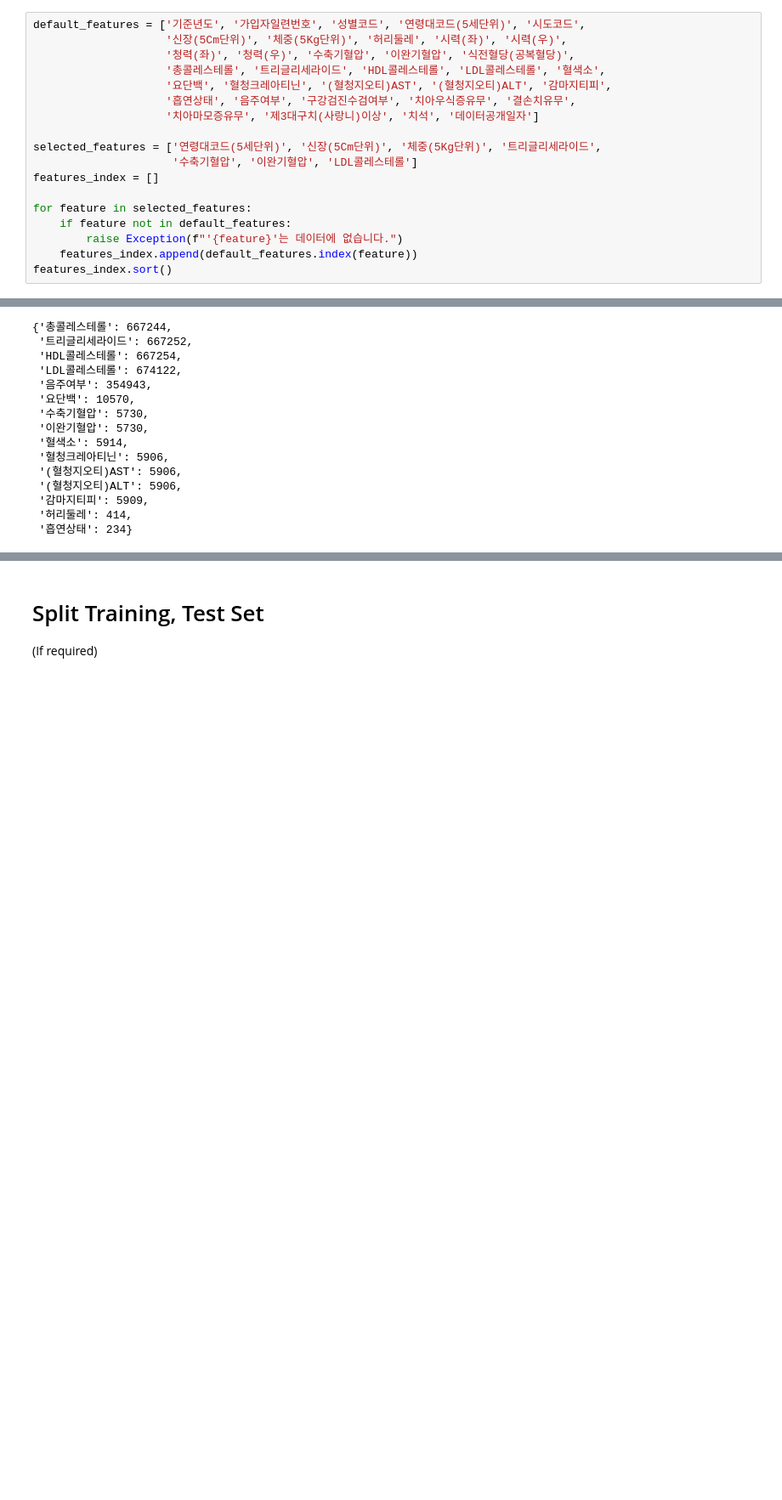
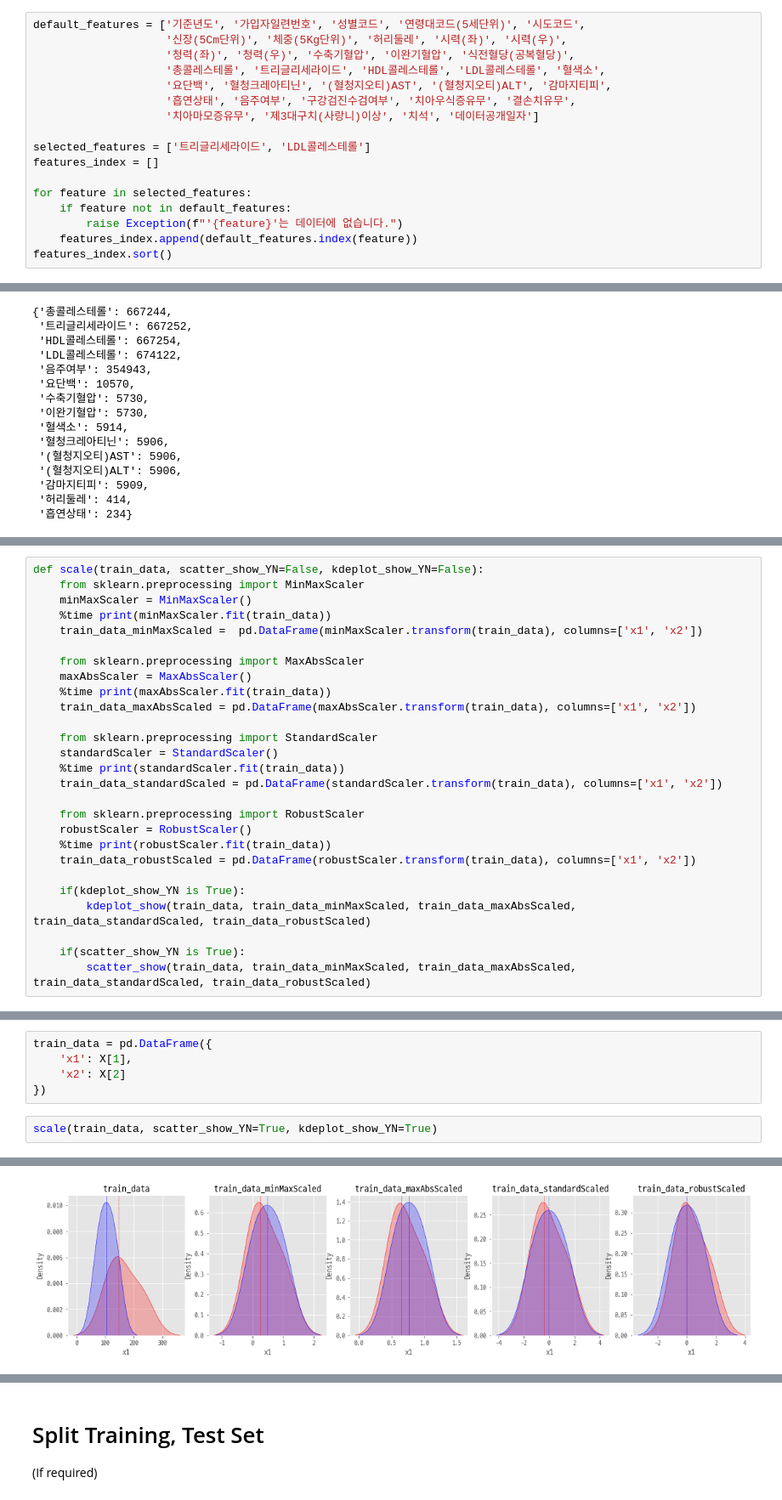
Before and after one commit to Yoonkeee/2021SS_DatabaseApplication, a Jupyter notebook: Logistic Regression.ipynb, the cells around one changed output, grey strips where cells are left out. Shown: that part at 85% size. Drawn from its saved outputs; the diff is of its cells as text; blank space fills up the shorter version.

Commit message:
Robust Scaling, Intensity Preprocessing Added

```diff
--- a/Logistic Regression.ipynb
+++ b/Logistic Regression.ipynb
@@ -132,8 +138,7 @@ default_features = ['기준년도', '가입자일련번호', '성별코드', '
                     '흡연상태', '음주여부', '구강검진수검여부', '치아우식증유무', '결손치유무',
                     '치아마모증유무', '제3대구치(사랑니)이상', '치석', '데이터공개일자']
 
-selected_features = ['연령대코드(5세단위)', '신장(5Cm단위)', '체중(5Kg단위)', '트리글리세라이드',
-                     '수축기혈압', '이완기혈압', 'LDL콜레스테롤']
+selected_features = ['트리글리세라이드', 'LDL콜레스테롤']
 features_index = []
 
 for feature in selected_features:
@@ -189,0 +205,27 @@ dict(data2018.no_data_count)
+# %%
+def scale(train_data, scatter_show_YN=False, kdeplot_show_YN=False):
+    from sklearn.preprocessing import MinMaxScaler
+    minMaxScaler = MinMaxScaler()
+    %time print(minMaxScaler.fit(train_data))
+    train_data_minMaxScaled =  pd.DataFrame(minMaxScaler.transform(train_data), columns=['x1', 'x2'])
+
+    from sklearn.preprocessing import MaxAbsScaler
+    maxAbsScaler = MaxAbsScaler()
+    %time print(maxAbsScaler.fit(train_data))
+    train_data_maxAbsScaled = pd.DataFrame(maxAbsScaler.transform(train_data), columns=['x1', 'x2'])
+
+    from sklearn.preprocessing import StandardScaler
+    standardScaler = StandardScaler()
+    %time print(standardScaler.fit(train_data))
+    train_data_standardScaled = pd.DataFrame(standardScaler.transform(train_data), columns=['x1', 'x2'])
+
+    from sklearn.preprocessing import RobustScaler
+    robustScaler = RobustScaler()
+    %time print(robustScaler.fit(train_data))
+    train_data_robustScaled = pd.DataFrame(robustScaler.transform(train_data), columns=['x1', 'x2'])
+
+    if(kdeplot_show_YN is True):
+        kdeplot_show(train_data, train_data_minMaxScaled, train_data_maxAbsScaled, train_data_standardScaled, train_data_robustScaled)
+
+    if(scatter_show_YN is True):
+        scatter_show(train_data, train_data_minMaxScaled, train_data_maxAbsScaled, train_data_standardScaled, train_data_robustScaled)
@@ -189,0 +279,8 @@ dict(data2018.no_data_count)
+# %%
+train_data = pd.DataFrame({
+    'x1': X[1],
+    'x2': X[2]
+})
+# %%
+scale(train_data, scatter_show_YN=True, kdeplot_show_YN=True)
+# %% [output]
@@ -189,0 +300 @@ dict(data2018.no_data_count)
+[figure, added]
```
Also changed, not shown: parts of 12 cells of this notebook.
